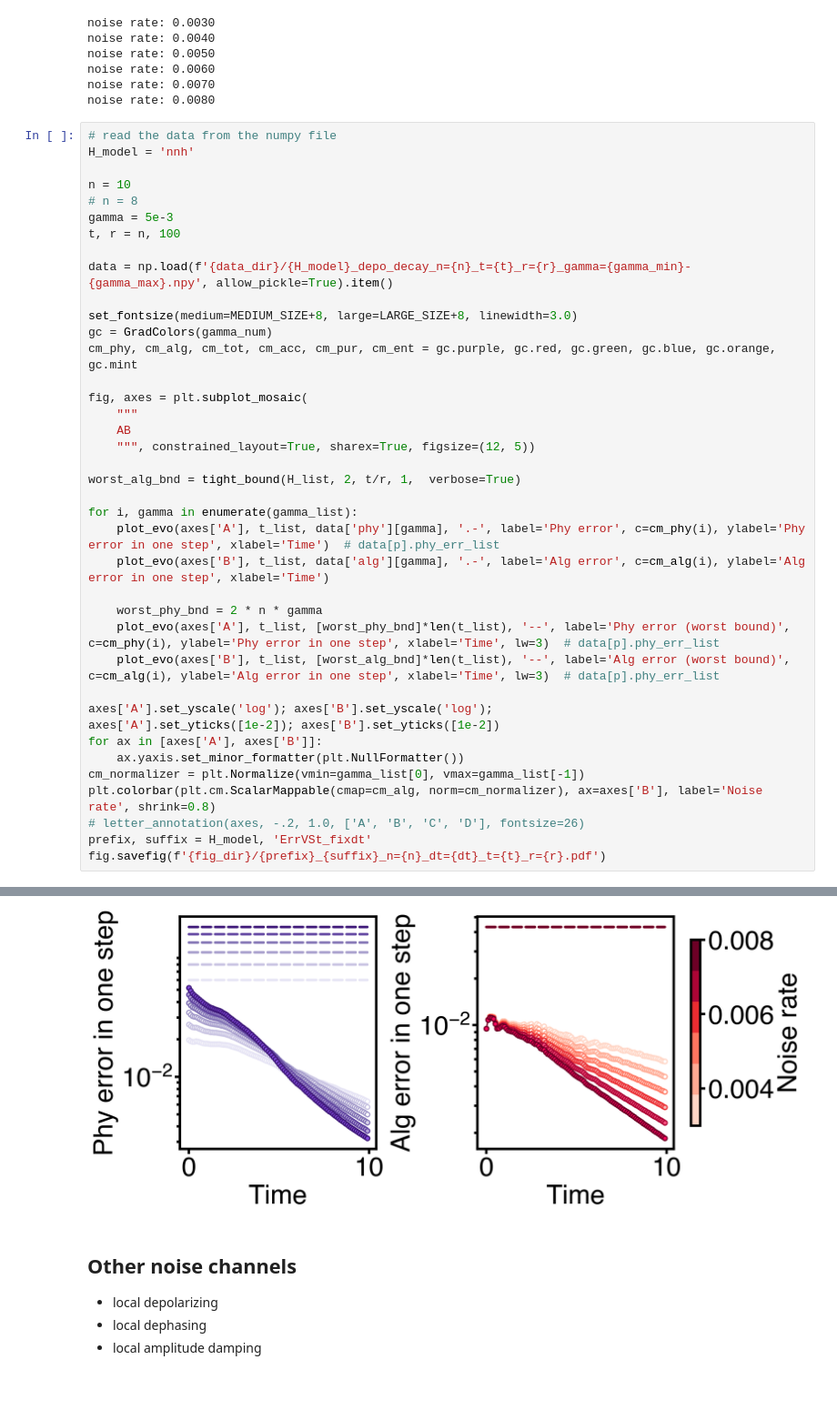
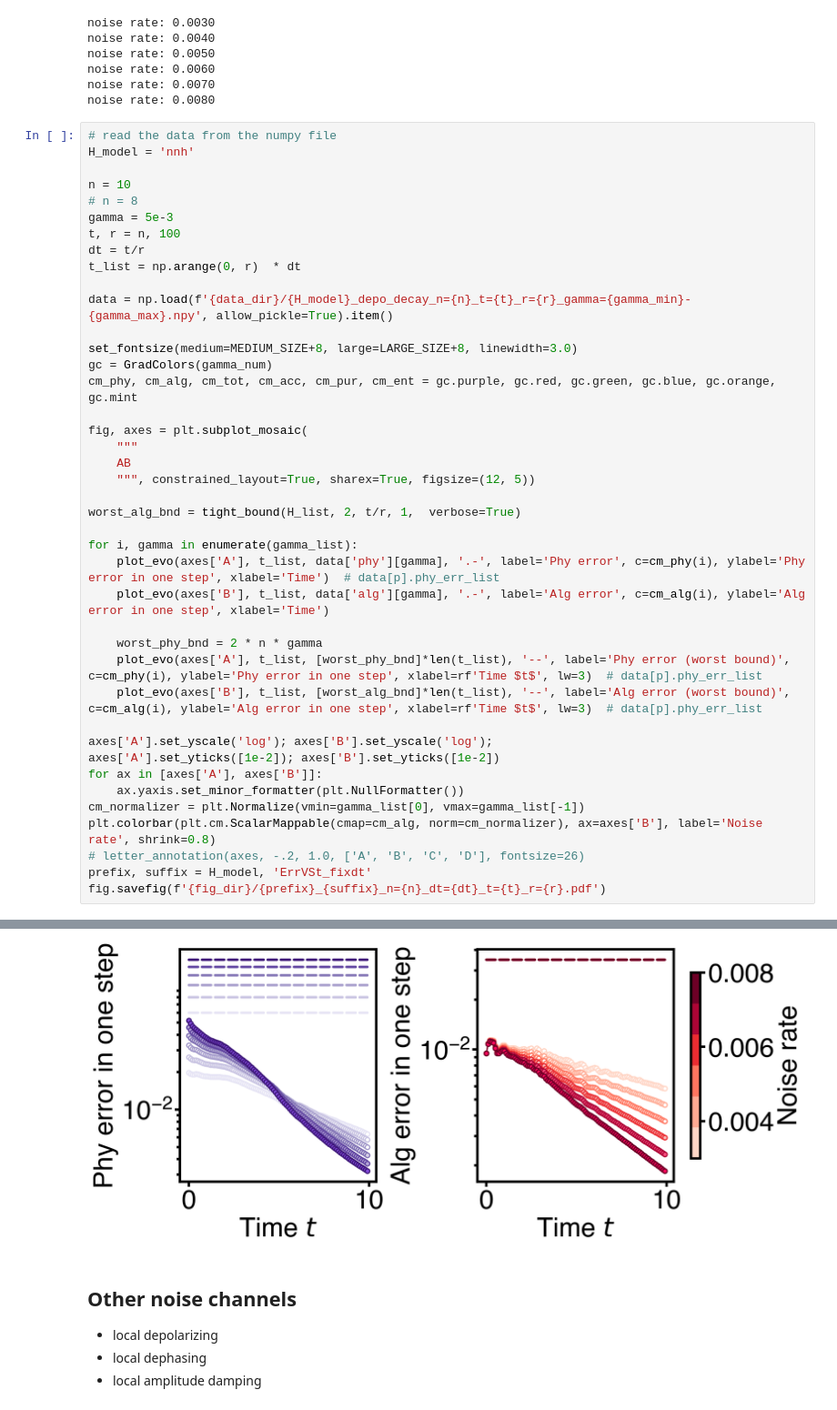
Before and after one commit to dzzxzl/Noisy-Trotter-Simulation, a Jupyter notebook: error_decay.ipynb, the cells around one changed output, grey strips where cells are left out. Shown at 91% size. Drawn from its saved outputs; the diff is of its cells as text.

```diff
--- a/error_decay.ipynb
+++ b/error_decay.ipynb
@@ -118,6 +118,8 @@ n = 10
 # n = 8
 gamma = 5e-3
 t, r = n, 100
+dt = t/r
+t_list = np.arange(0, r)  * dt
 
 data = np.load(f'{data_dir}/{H_model}_depo_decay_n={n}_t={t}_r={r}_gamma={gamma_min}-{gamma_max}.npy', allow_pickle=True).item()
 
@@ -137,8 +139,8 @@ for i, gamma in enumerate(gamma_list):
     plot_evo(axes['B'], t_list, data['alg'][gamma], '.-', label='Alg error', c=cm_alg(i), ylabel='Alg error in one step', xlabel='Time')
 
     worst_phy_bnd = 2 * n * gamma
-    plot_evo(axes['A'], t_list, [worst_phy_bnd]*len(t_list), '--', label='Phy error (worst bound)', c=cm_phy(i), ylabel='Phy error in one step', xlabel='Time', lw=3)  # data[p].phy_err_list
-    plot_evo(axes['B'], t_list, [worst_alg_bnd]*len(t_list), '--', label='Alg error (worst bound)', c=cm_alg(i), ylabel='Alg error in one step', xlabel='Time', lw=3)  # data[p].phy_err_list
+    plot_evo(axes['A'], t_list, [worst_phy_bnd]*len(t_list), '--', label='Phy error (worst bound)', c=cm_phy(i), ylabel='Phy error in one step', xlabel=rf'Time $t$', lw=3)  # data[p].phy_err_list
+    plot_evo(axes['B'], t_list, [worst_alg_bnd]*len(t_list), '--', label='Alg error (worst bound)', c=cm_alg(i), ylabel='Alg error in one step', xlabel=rf'Time $t$', lw=3)  # data[p].phy_err_list
 
 axes['A'].set_yscale('log'); axes['B'].set_yscale('log');
 axes['A'].set_yticks([1e-2]); axes['B'].set_yticks([1e-2])
@@ -154,4 +156,4 @@ c1=414.21670111997327, c2=207.10835055998646
-[figure, old version]
+[figure, new version]
 # %% [markdown]
 ## Other noise channels
 
```
Also changed, not shown: parts of 1 cell of this notebook, 8 other files.
